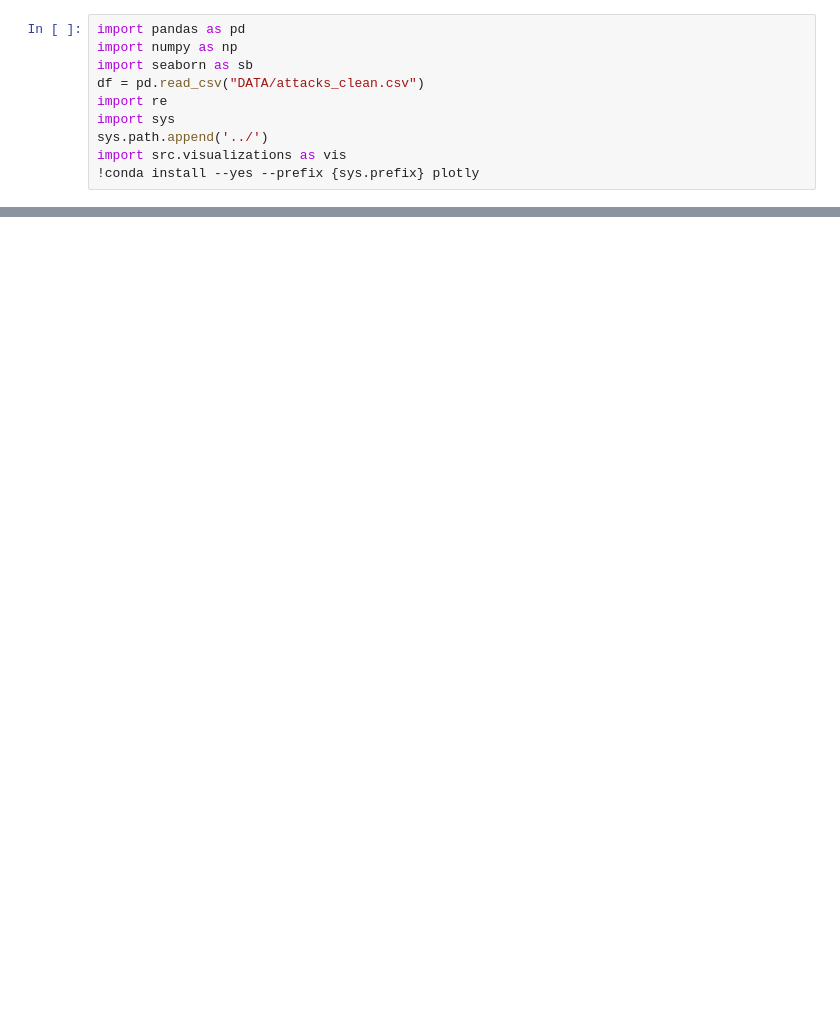
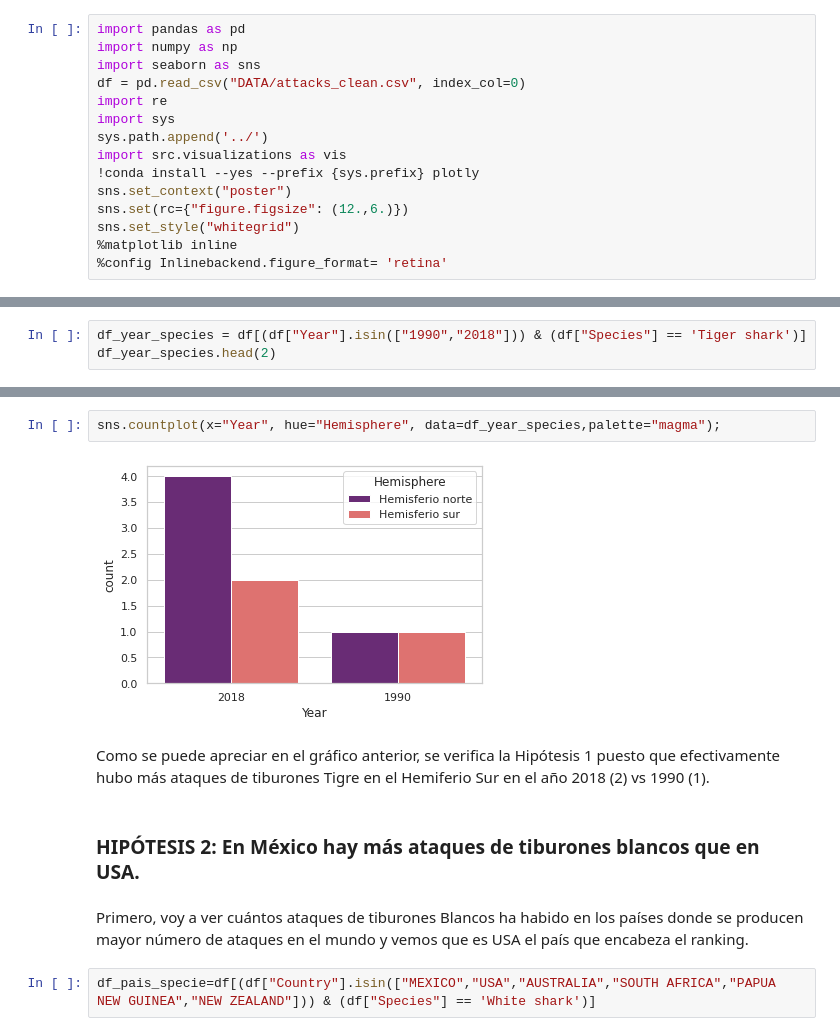
Before and after one commit to Lydia-Arocena/PROJECT1-Data-cleaning-wrangling, a Jupyter notebook: Visualización.ipynb, the cells around one changed output, grey strips where cells are left out. Saved outputs shown, nothing was run; the diff lists cells and outputs as text; blank space fills up the shorter version.

```diff
--- a/Visualización.ipynb
+++ b/Visualización.ipynb
@@ -1,13 +1,18 @@
 # %%
 import pandas as pd
 import numpy as np
-import seaborn as sb
-df = pd.read_csv("DATA/attacks_clean.csv")
+import seaborn as sns
+df = pd.read_csv("DATA/attacks_clean.csv", index_col=0)
 import re
 import sys
 sys.path.append('../')
 import src.visualizations as vis
 !conda install --yes --prefix {sys.prefix} plotly
+sns.set_context("poster")
+sns.set(rc={"figure.figsize": (12.,6.)})
+sns.set_style("whitegrid")
+%matplotlib inline
+%config Inlinebackend.figure_format= 'retina'
 # %% [output]
 Collecting package metadata (current_repodata.json): done
 Solving environment: done
@@ -28,0 +34,3 @@ Executing transaction: done
+# %%
+df_year_species = df[(df["Year"].isin(["1990","2018"])) & (df["Species"] == 'Tiger shark')]
+df_year_species.head(2)
@@ -28,0 +41,12 @@ Executing transaction: done
+# %%
+sns.countplot(x="Year", hue="Hemisphere", data=df_year_species,palette="magma");
+# %% [output]
+[figure, added]
+# %% [markdown]
+Como se puede apreciar en el gráfico anterior, se verifica la Hipótesis 1 puesto que efectivamente hubo más ataques de tiburones Tigre en el Hemiferio Sur en el año 2018 (2) vs 1990 (1).
+# %% [markdown]
+### HIPÓTESIS 2: En México hay más ataques de tiburones blancos que en USA.
+# %% [markdown]
+Primero, voy a ver cuántos ataques de tiburones Blancos ha habido en los países donde se producen mayor número de ataques en el mundo y vemos que es USA el país que encabeza el ranking.
+# %%
+df_pais_specie=df[(df["Country"].isin(["MEXICO","USA","AUSTRALIA","SOUTH AFRICA","PAPUA NEW GUINEA","NEW ZEALAND"])) & (df["Species"] == 'White shark')]
```
Also changed, not shown: parts of 13 cells of this notebook, 2 other files.
